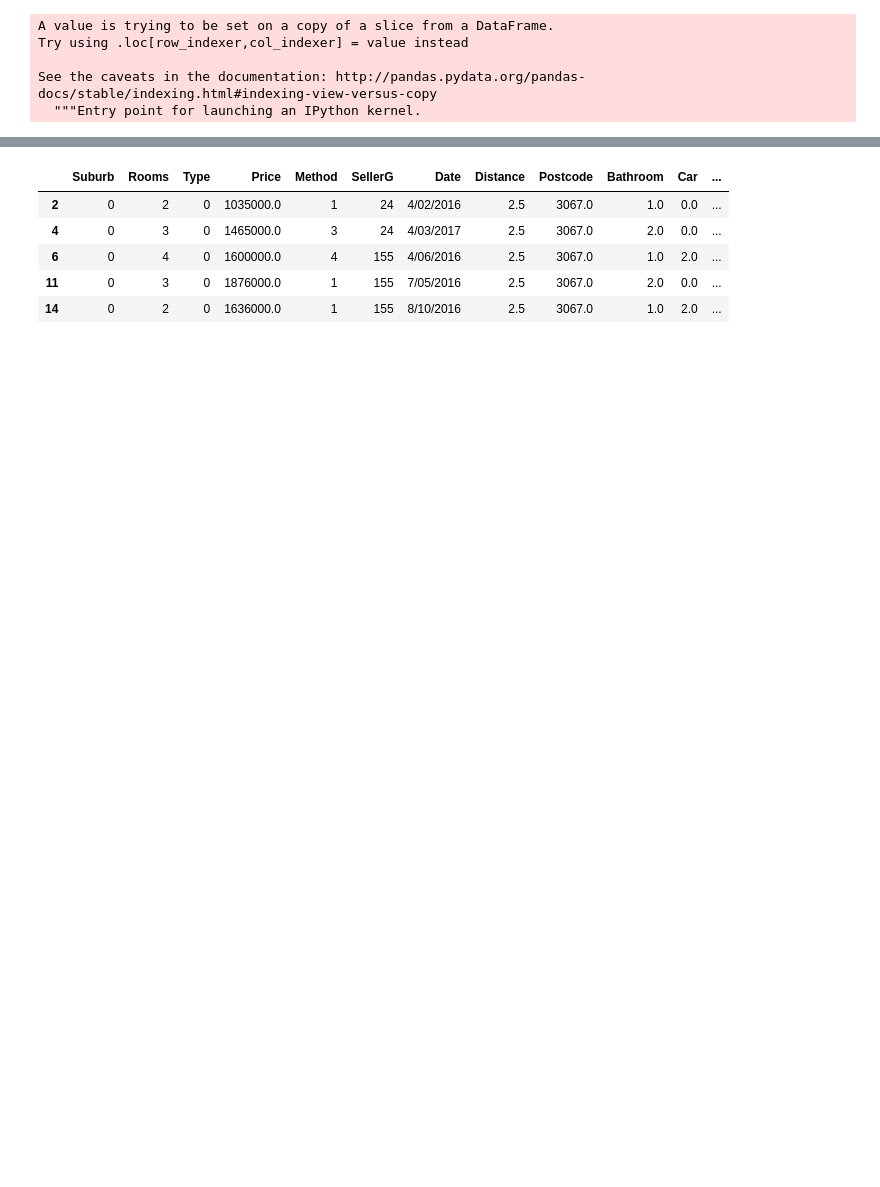
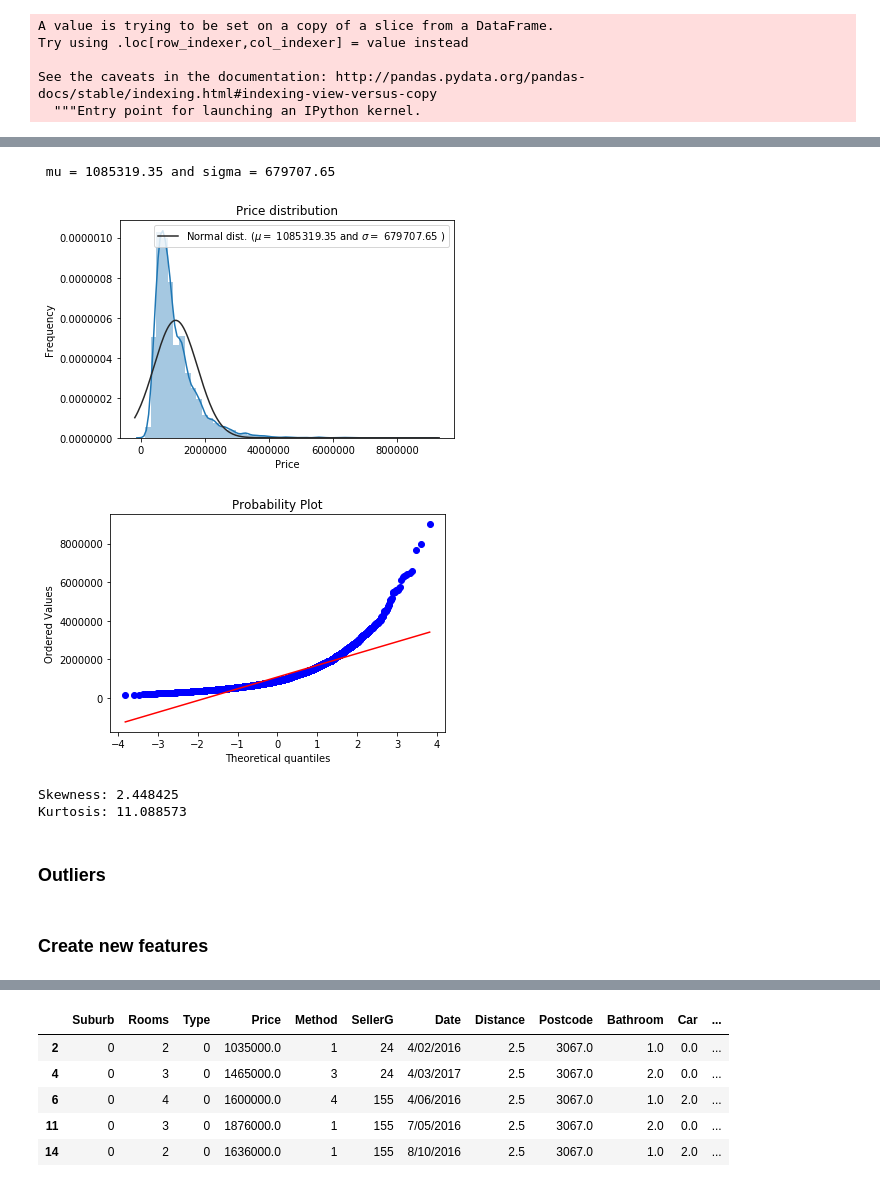
Before and after one commit to infoshareacademy/jdszw1-papillons, a Jupyter notebook: JDSZW1PA-6/ProjektML/mlproject.ipynb, the cells around one changed output, grey strips where cells are left out. Saved outputs shown, nothing was run; the diff lists cells and outputs as text; code cells hidden in the pictures; blank space fills up the shorter version.

```diff
--- a/JDSZW1PA-6/ProjektML/mlproject.ipynb
+++ b/JDSZW1PA-6/ProjektML/mlproject.ipynb
@@ -144,0 +145,28 @@ You can quickly fix that by resetting the index and dropping the index column.
+# %%
+# Plot Histogram
+sns.distplot(dataset['Price'] , fit=norm);
+
+# Get the fitted parameters used by the function
+(mu, sigma) = norm.fit(dataset['Price'])
+print( '\n mu = {:.2f} and sigma = {:.2f}\n'.format(mu, sigma))
+plt.legend(['Normal dist. ($\mu=$ {:.2f} and $\sigma=$ {:.2f} )'.format(mu, sigma)],
+            loc='best')
+plt.ylabel('Frequency')
+plt.title('Price distribution')
+
+fig = plt.figure()
+res = stats.probplot(dataset['Price'], plot=plt)
+plt.show()
+
+print("Skewness: %f" % dataset['Price'].skew())
+print("Kurtosis: %f" % dataset['Price'].kurt())
+# %% [output]
+ mu = 1085319.35 and sigma = 679707.65
+[figure, added]
+[figure, added]
+Skewness: 2.448425
+Kurtosis: 11.088573
+# %% [markdown]
+### Outliers
+# %% [markdown]
+### Create new features
```
Also changed, not shown: parts of 53 cells of this notebook.
